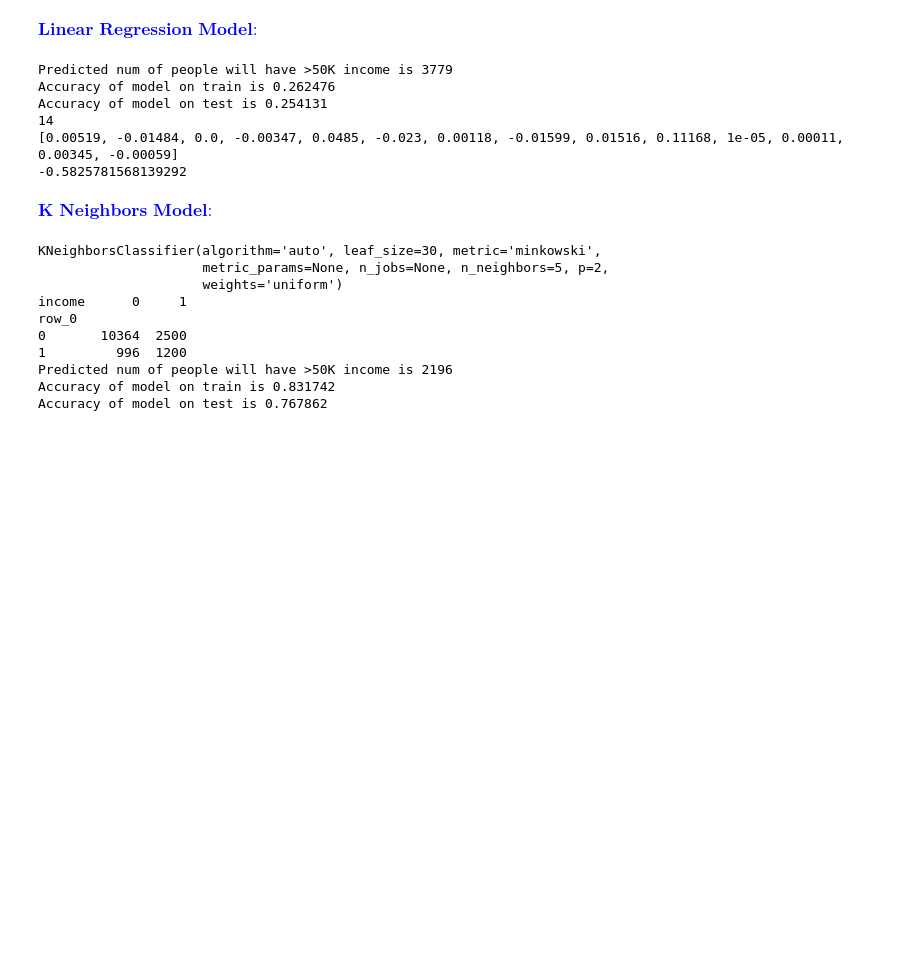
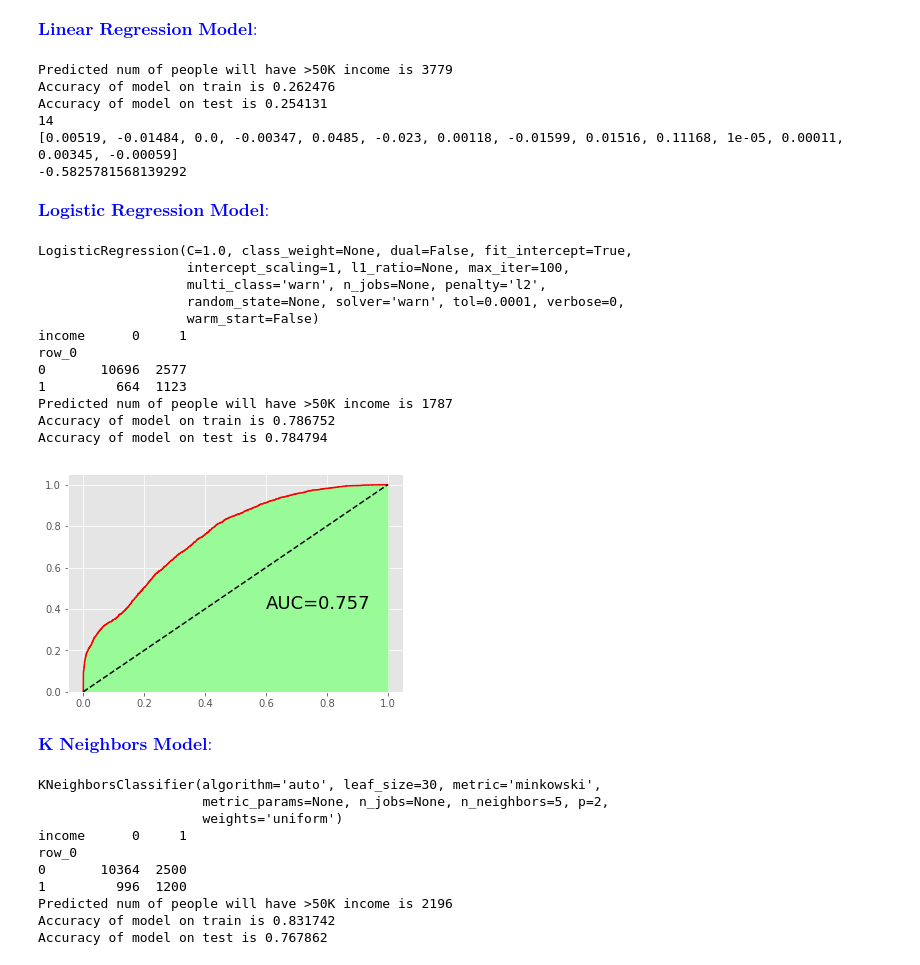
Before and after one commit to KayGong/Python_ML_Pred, a Jupyter notebook: Prediction of Income.ipynb, the cells around one changed output. Drawn from its saved outputs; the diff is of its cells as text; code cells hidden in the pictures; blank space fills up the shorter version.

```diff
--- a/Prediction of Income.ipynb
+++ b/Prediction of Income.ipynb
@@ -229,6 +231,47 @@ Accuracy of model on test is 0.254131
 14
 [0.00519, -0.01484, 0.0, -0.00347, 0.0485, -0.023, 0.00118, -0.01599, 0.01516, 0.11168, 1e-05, 0.00011, 0.00345, -0.00059]
 -0.5825781568139292
+# %% [markdown]
+<font color = "blue" size = 3> $\textbf{Logistic Regression Model:}$ </font>
+# %%
+# Build Logistic Regression Model
+logR = LogisticRegression()
+logR.fit(X_train, y_train)
+print(logR)
+
+# prediction of train
+logR_pred = logR.predict(X_test)
+print(pd.crosstab(logR_pred, y_test))
+
+#Prediction for >50K
+over = sum(logR.predict(X_test))
+print('Predicted num of people will have >50K income is %d' %over)
+
+# Socre of Model
+print('Accuracy of model on train is %f' %logR.score(X_train,y_train))
+print('Accuracy of model on test is %f' %logR.score(X_test,y_test))
+
+# Draw ROC curve
+fpr, tpr, _ = metrics.roc_curve(y_test, logR.predict_proba(X_test)[:,1])
+plt.plot(fpr, tpr, linestyle = 'solid', color = 'red')
+plt.stackplot(fpr, tpr, color = 'palegreen')
+plt.plot([0,1],[0,1], linestyle = 'dashed', color = 'black')
+plt.text(0.6,0.4,'AUC=%.3f' % metrics.auc(fpr,tpr), fontdict = dict(size = 18))
+plt.show()
+# %% [output]
+LogisticRegression(C=1.0, class_weight=None, dual=False, fit_intercept=True,
+                   intercept_scaling=1, l1_ratio=None, max_iter=100,
+                   multi_class='warn', n_jobs=None, penalty='l2',
+                   random_state=None, solver='warn', tol=0.0001, verbose=0,
+                   warm_start=False)
+income      0     1
+row_0
+0       10696  2577
+1         664  1123
+Predicted num of people will have >50K income is 1787
+Accuracy of model on train is 0.786752
+Accuracy of model on test is 0.784794
+[figure, added]
 # %% [markdown]
 <font color = "blue" size = 3> $\textbf{K Neighbors Model:}$ </font>
 # %%
```
Also changed, not shown: parts of 1 cell of this notebook.
